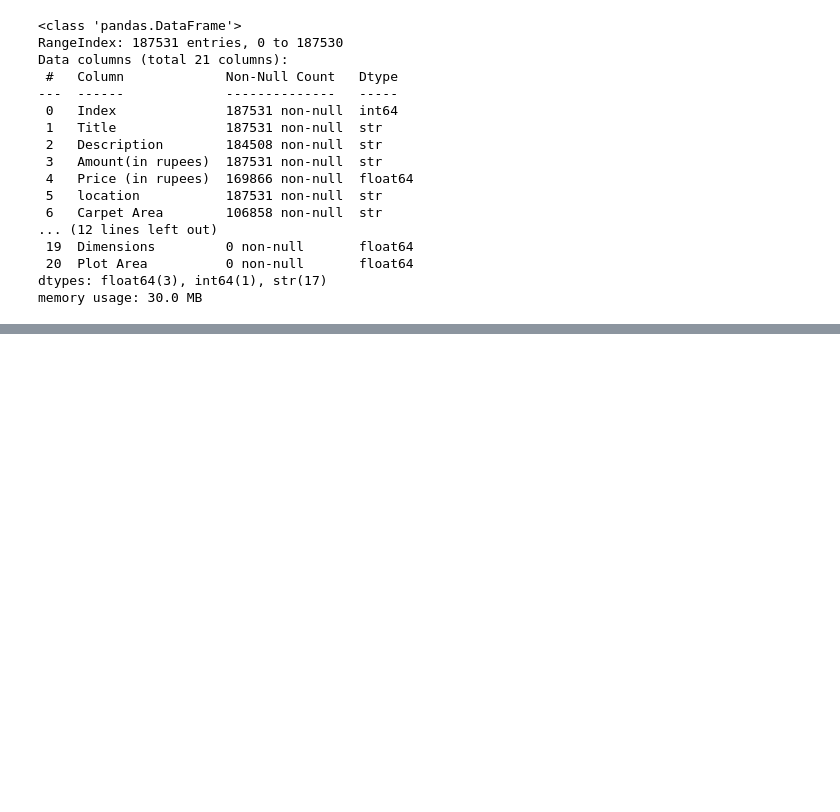
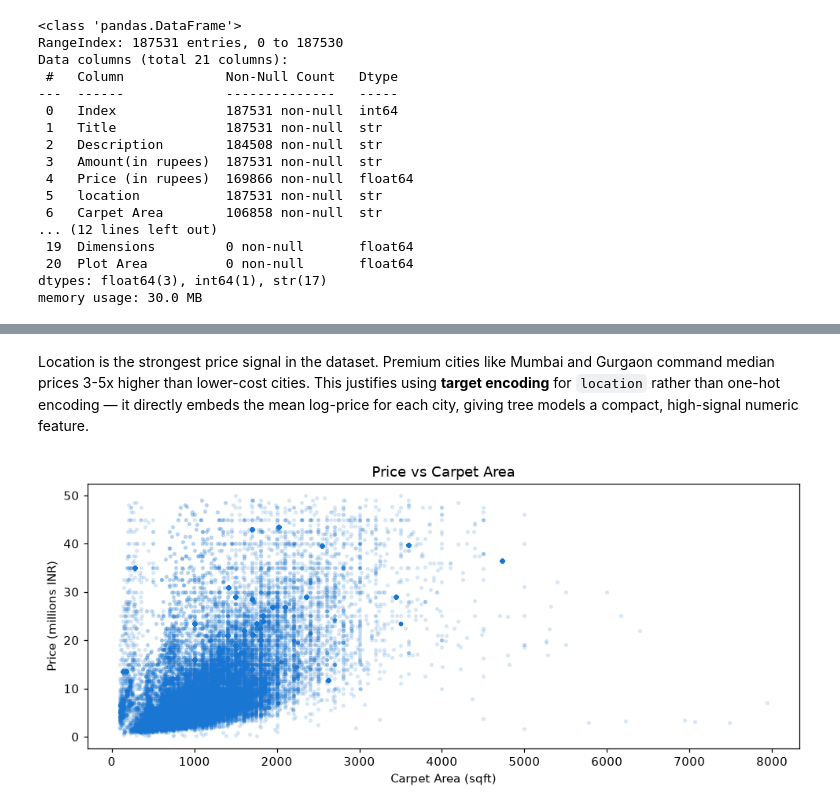
Before and after one commit to Andrew492-a/House-Price-Prediction-, a Jupyter notebook: notebooks/house_price_prediction.ipynb, the cells around one changed output, grey strips where cells are left out. Saved outputs shown, nothing was run; the diff lists cells and outputs as text; code cells hidden in the pictures; blank space fills up the shorter version.

```diff
--- a/notebooks/house_price_prediction.ipynb
+++ b/notebooks/house_price_prediction.ipynb
@@ -782,6 +100,0 @@ Areas > 5700 sqft: 99
-# %%
-# Replace unrealistic values with NaN
-
-df.loc[df["Carpet_Area_sqft"] < 100, "Carpet_Area_sqft"] = np.nan
-
-df.loc[df["Carpet_Area_sqft"] > 5700, "Carpet_Area_sqft"] = np.nan
@@ -2835,0 +200,26 @@ Int64Dtype()
+# %% [markdown]
+Location is the strongest price signal in the dataset. Premium cities like Mumbai and Gurgaon command median prices 3-5x higher than lower-cost cities. This justifies using **target encoding** for `location` rather than one-hot encoding — it directly embeds the mean log-price for each city, giving tree models a compact, high-signal numeric feature.
+# %%
+def _parse_area_eda(x):
+    if not isinstance(x, str): return np.nan
+    x = x.replace(",","").strip().lower()
+    parts = x.split()
+    if not parts: return np.nan
+    try: val = float(parts[0])
+    except: return np.nan
+    if len(parts) > 1 and "sqm" in " ".join(parts[1:]): val *= 10.764
+    return val
+
+eda["area_sqft"] = eda["Carpet Area"].apply(_parse_area_eda)
+sc = eda.dropna(subset=["area_sqft"]).copy()
+sc = sc[(sc["area_sqft"].between(100, 8000)) & (sc["price_clean"] < sc["price_clean"].quantile(0.98))]
+
+plt.figure(figsize=(9, 4))
+plt.scatter(sc["area_sqft"], sc["price_clean"]/1e6, alpha=0.12, s=6, color="#1976D2")
+plt.title("Price vs Carpet Area")
+plt.xlabel("Carpet Area (sqft)")
+plt.ylabel("Price (millions INR)")
+plt.tight_layout()
+plt.show()
+# %% [output]
+[figure, added]
```
Also changed, not shown: parts of 255 cells of this notebook, 5 other files.
